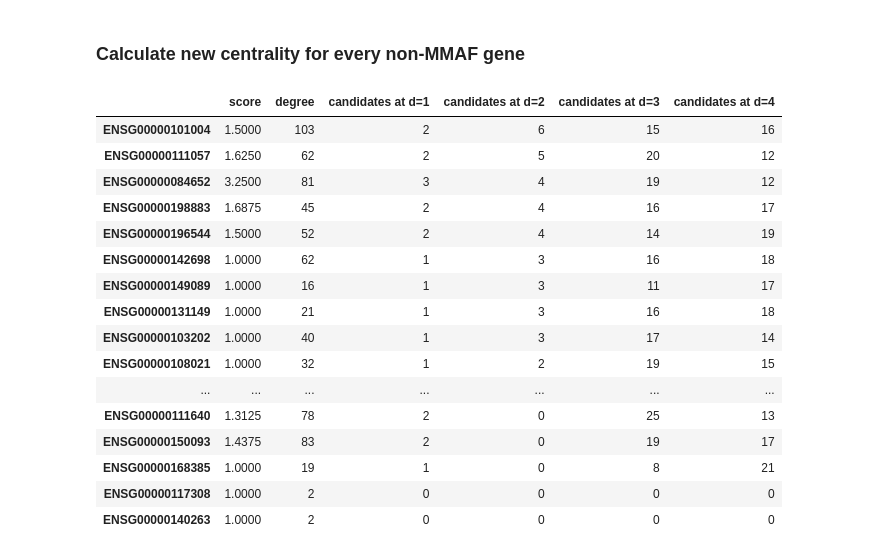
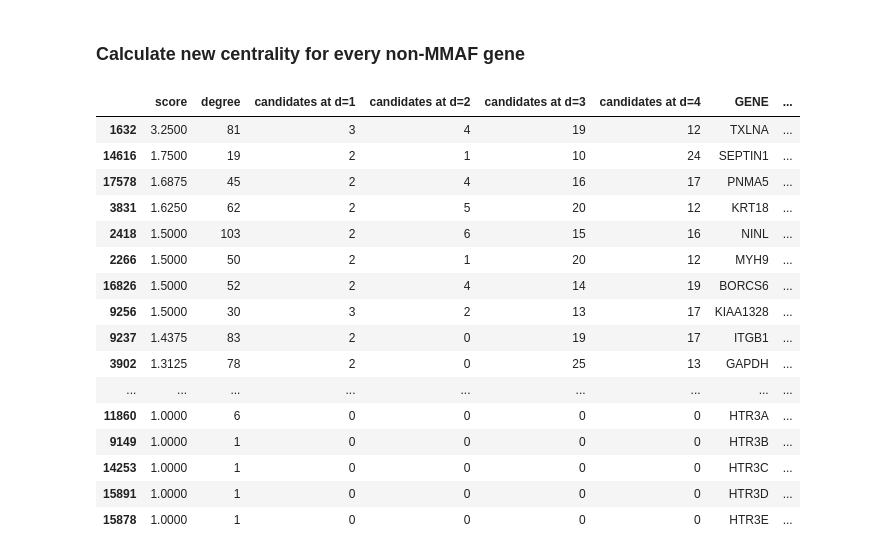
Before and after one commit to jjjk123/grexome-TIMC-Secondary-interactome, a Jupyter notebook: Interactome/test_newCentrality20240213.ipynb, the cells around one changed output. Drawn from its saved outputs; the diff is of its cells as text; code cells hidden in the pictures.

Commit message:
upd test_newCentrality20240213.ipynb with new candidates from 13/02/2024

```diff
--- a/Interactome/test_newCentrality20240213.ipynb
+++ b/Interactome/test_newCentrality20240213.ipynb
@@ -96,25 +96,30 @@ for n, score in dict_scores_sorted.items():
 df = pd.DataFrame.from_dict(dict_scores_sorted,
                             orient='index',
                             columns=['score', 'degree', 'candidates at d=1', 'candidates at d=2', 'candidates at d=3', 'candidates at d=4'])
+# %%
+# get gene names to ENSG
+genes_df = pd.read_csv("./data/canonicalGenes.tsv", sep='\t')
+
+df_res = df.merge(genes_df, left_index=True, right_on='ENSG')
 # %%
 # get top 20 genes
-df_top = df.iloc[:20]
-df_top.sort_values(by='candidates at d=2', ascending=False)
+df_top = df_res.sort_values(by='score', ascending=False).head(20)
+df_top
 # %% [output]
-|  | score | degree | candidates at d=1 | candidates at d=2 | candidates at d=3 | candidates at d=4 |
-| ENSG00000101004 | 1.5000 | 103 | 2 | 6 | 15 | 16 |
-| ENSG00000111057 | 1.6250 | 62 | 2 | 5 | 20 | 12 |
-| ENSG00000084652 | 3.2500 | 81 | 3 | 4 | 19 | 12 |
-| ENSG00000198883 | 1.6875 | 45 | 2 | 4 | 16 | 17 |
-| ENSG00000196544 | 1.5000 | 52 | 2 | 4 | 14 | 19 |
-| ENSG00000142698 | 1.0000 | 62 | 1 | 3 | 16 | 18 |
-| ENSG00000149089 | 1.0000 | 16 | 1 | 3 | 11 | 17 |
-| ENSG00000131149 | 1.0000 | 21 | 1 | 3 | 16 | 18 |
-| ENSG00000103202 | 1.0000 | 40 | 1 | 3 | 17 | 14 |
-| ENSG00000108021 | 1.0000 | 32 | 1 | 2 | 19 | 15 |
-| ... | ... | ... | ... | ... | ... | ... |
-| ENSG00000111640 | 1.3125 | 78 | 2 | 0 | 25 | 13 |
-| ENSG00000150093 | 1.4375 | 83 | 2 | 0 | 19 | 17 |
-| ENSG00000168385 | 1.0000 | 19 | 1 | 0 | 8 | 21 |
-| ENSG00000117308 | 1.0000 | 2 | 0 | 0 | 0 | 0 |
-| ENSG00000140263 | 1.0000 | 2 | 0 | 0 | 0 | 0 |
+|  | score | degree | candidates at d=1 | candidates at d=2 | candidates at d=3 | candidates at d=4 | GENE | ... |
+| 1632 | 3.2500 | 81 | 3 | 4 | 19 | 12 | TXLNA | ... |
+| 14616 | 1.7500 | 19 | 2 | 1 | 10 | 24 | SEPTIN1 | ... |
+| 17578 | 1.6875 | 45 | 2 | 4 | 16 | 17 | PNMA5 | ... |
+| 3831 | 1.6250 | 62 | 2 | 5 | 20 | 12 | KRT18 | ... |
+| 2418 | 1.5000 | 103 | 2 | 6 | 15 | 16 | NINL | ... |
+| 2266 | 1.5000 | 50 | 2 | 1 | 20 | 12 | MYH9 | ... |
+| 16826 | 1.5000 | 52 | 2 | 4 | 14 | 19 | BORCS6 | ... |
+| 9256 | 1.5000 | 30 | 3 | 2 | 13 | 17 | KIAA1328 | ... |
+| 9237 | 1.4375 | 83 | 2 | 0 | 19 | 17 | ITGB1 | ... |
+| 3902 | 1.3125 | 78 | 2 | 0 | 25 | 13 | GAPDH | ... |
+| ... | ... | ... | ... | ... | ... | ... | ... | ... |
+| 11860 | 1.0000 | 6 | 0 | 0 | 0 | 0 | HTR3A | ... |
+| 9149 | 1.0000 | 1 | 0 | 0 | 0 | 0 | HTR3B | ... |
+| 14253 | 1.0000 | 1 | 0 | 0 | 0 | 0 | HTR3C | ... |
+| 15891 | 1.0000 | 1 | 0 | 0 | 0 | 0 | HTR3D | ... |
+| 15878 | 1.0000 | 1 | 0 | 0 | 0 | 0 | HTR3E | ... |
```
Also changed, not shown: parts of 9 cells of this notebook.
